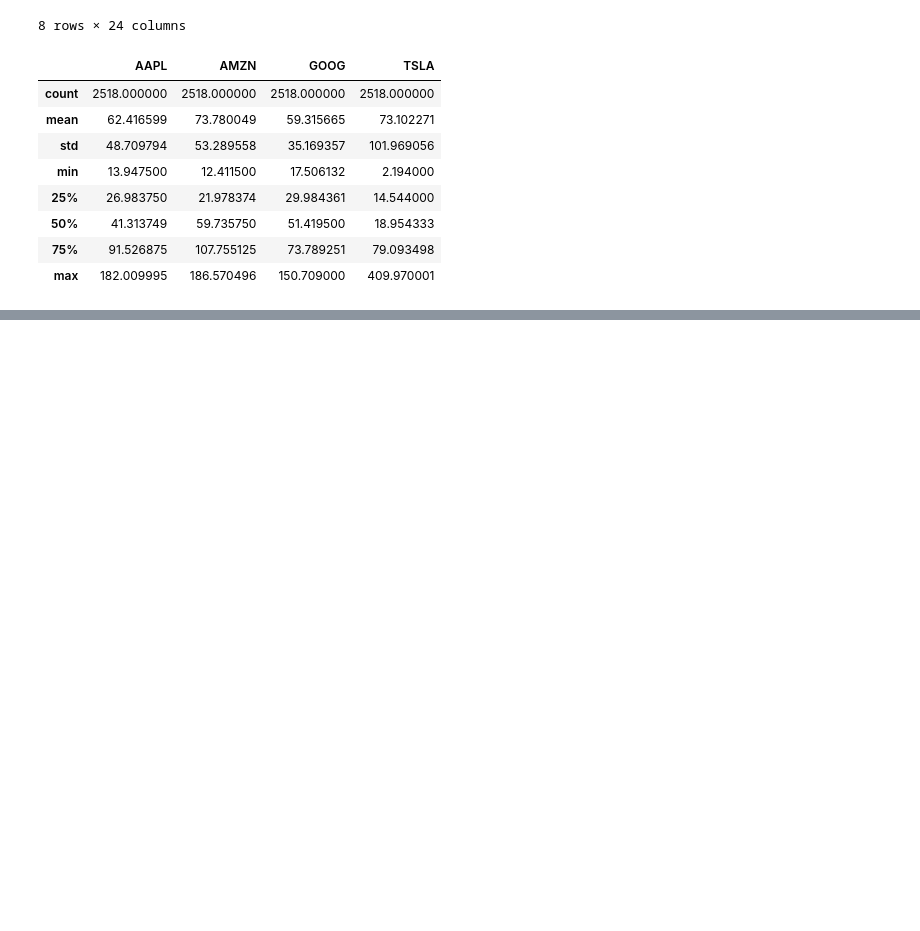
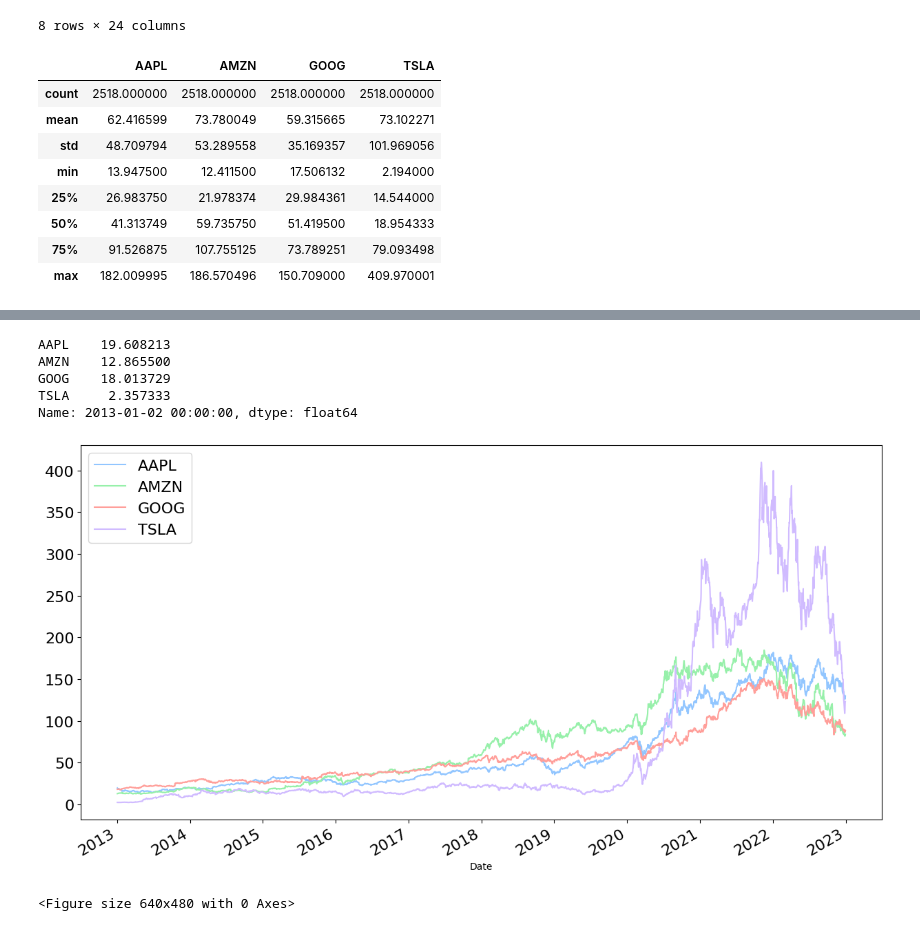
Before and after one commit to tinaashen/RLsimtrade, a Jupyter notebook: financePython.ipynb, the cells around one changed output, grey strips where cells are left out. Saved outputs shown, nothing was run; the diff lists cells and outputs as text; code cells hidden in the pictures; blank space fills up the shorter version.

```diff
--- a/financePython.ipynb
+++ b/financePython.ipynb
@@ -137,0 +187,8 @@ close.describe()
+# %%
+close.iloc[0]
+# %% [output]
+AAPL    19.608213
+AMZN    12.865500
+GOOG    18.013729
+TSLA     2.357333
+Name: 2013-01-02 00:00:00, dtype: float64
@@ -137,0 +198,8 @@ close.describe()
+# %%
+close.plot(figsize = (15,8), fontsize = 16)
+plt.legend(fontsize = 16)
+plt.show()
+plt.savefig("diagrams/afterNorm.pdf")
+# %% [output]
+[figure, added]
+<Figure size 640x480 with 0 Axes>
```
Also changed, not shown: parts of 12 cells of this notebook, 4 other files.
